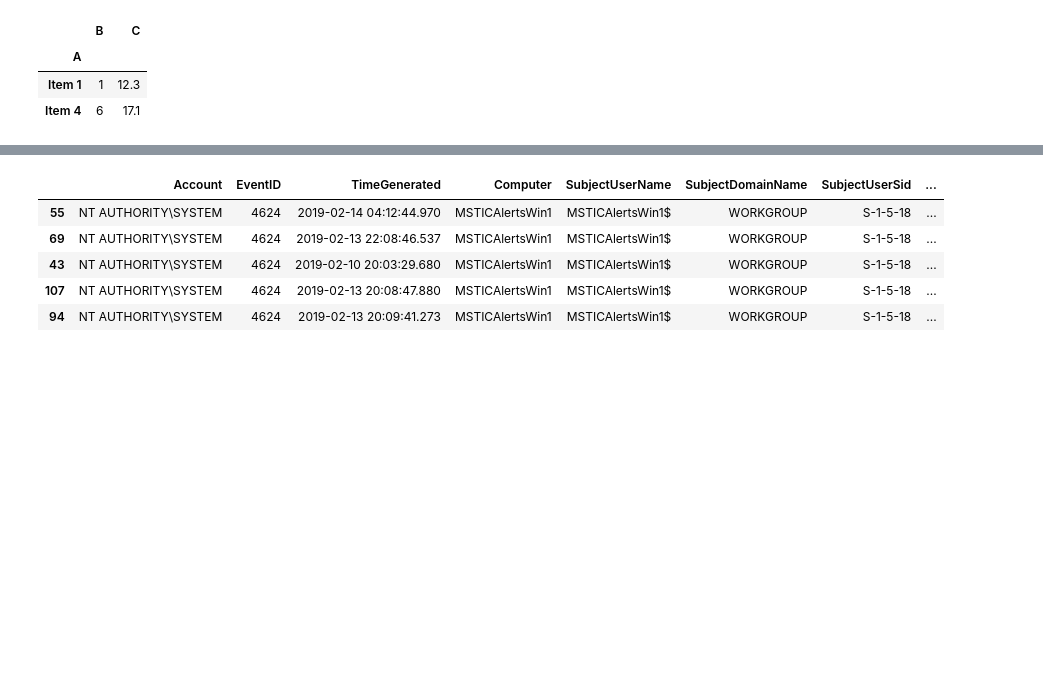
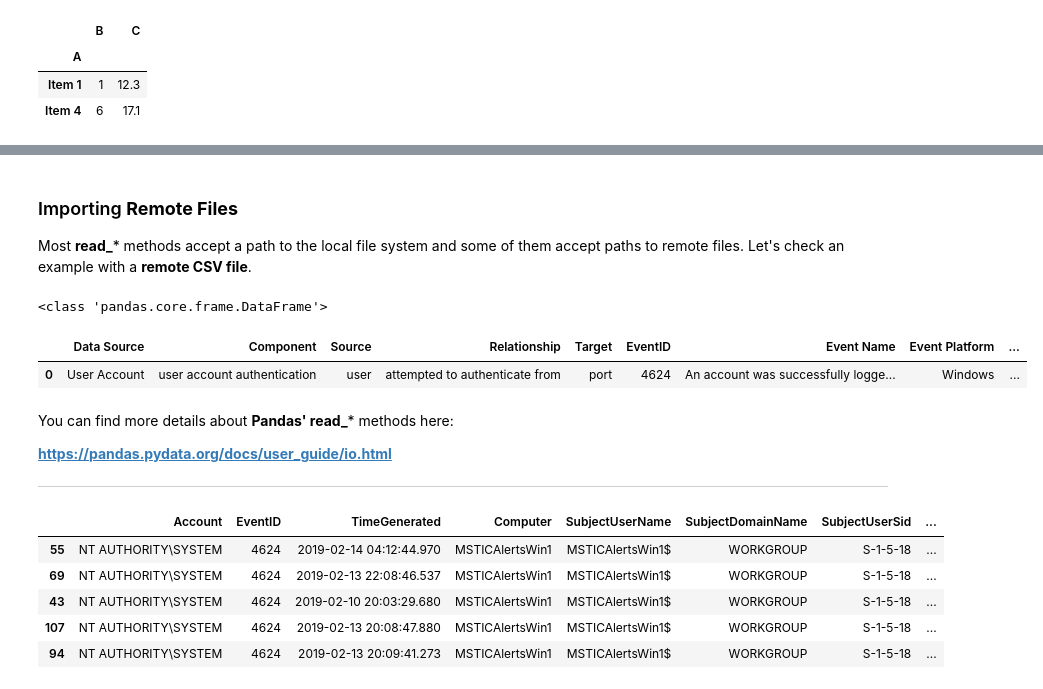
Before and after one commit to OTRF/infosec-jupyterthon, a Jupyter notebook: workshops/2021/day1/day1-3-Data-Analysis-with-Pandas Intro.ipynb, the cells around one changed output, grey strips where cells are left out. Saved outputs shown, nothing was run; the diff lists cells and outputs as text; code cells hidden in the pictures; blank space fills up the shorter version.

```diff
--- a/workshops/2021/day1/day1-3-Data-Analysis-with-Pandas Intro.ipynb
+++ b/workshops/2021/day1/day1-3-Data-Analysis-with-Pandas Intro.ipynb
@@ -167,3 +222,20 @@ More details on Panda's read_* functions can be found here: https://pandas.pydat
+# %% [markdown]
+### Importing **Remote Files**
+Most **read_*** methods accept a path to the local file system and some of them accept paths to remote files. Let's check an example with a **remote CSV file**.
+# %%
+csv_remote = pd.read_csv(filepath_or_buffer='https://raw.githubusercontent.com/OTRF/OSSEM-DM/main/use-cases/mitre_attack/attack_events_mapping.csv')
+print(type(csv_remote))
+csv_remote.head(n=1)
+# %% [output]
+<class 'pandas.core.frame.DataFrame'>
+|  | Data Source | Component | Source | Relationship | Target | EventID | Event Name | Event Platform | ... |
+| 0 | User Account | user account authentication | user | attempted to authenticate from | port | 4624 | An account was successfully logge... | Windows | ... |
+# %% [markdown]
+You can find more details about **Pandas' read_*** methods here:
+
+**[https://pandas.pydata.org/docs/user_guide/io.html](https://pandas.pydata.org/docs/user_guide/io.html)**
+
+---
 # %%
 import pandas as pd
 
```
Also changed, not shown: parts of 39 cells of this notebook, 1 other file.
